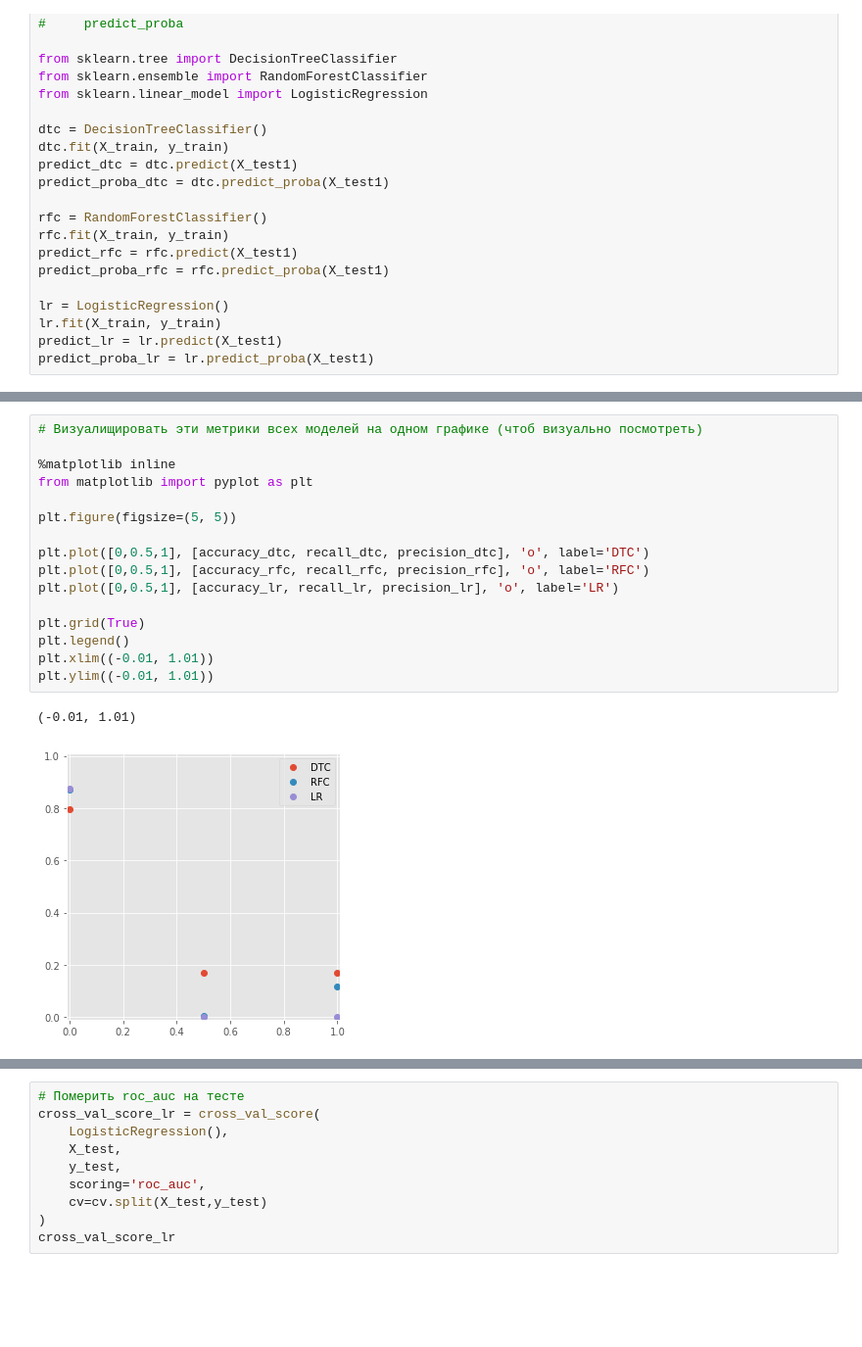
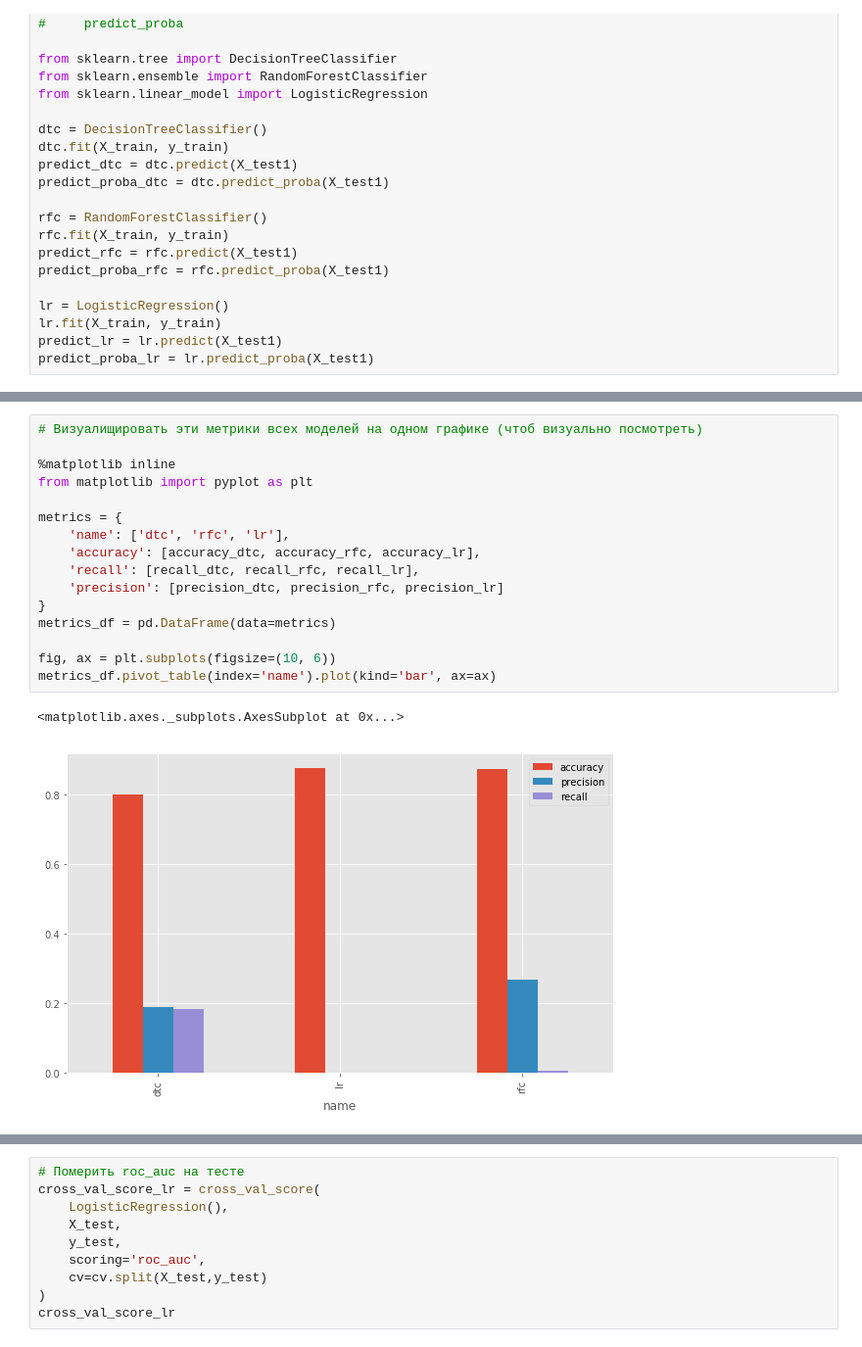
Before and after one commit to dergudzon/sfml, a Jupyter notebook: ml-intro-hw/ml-intro-hw.ipynb, the cells around one changed output, grey strips where cells are left out. Shown: that part at 98% size. Cells and saved outputs as stored; diff of their text form; blank space fills up the shorter version.

```diff
--- a/ml-intro-hw/ml-intro-hw.ipynb
+++ b/ml-intro-hw/ml-intro-hw.ipynb
@@ -348,23 +338,23 @@ precision_rfc: 0.11764705882352941
 precision_lr: 0.0
-# %%
-# Визуалищировать эти метрики всех моделей на одном графике (чтоб визуально посмотреть)
-
-%matplotlib inline
-from matplotlib import pyplot as plt
-
-plt.figure(figsize=(5, 5))
-
-plt.plot([0,0.5,1], [accuracy_dtc, recall_dtc, precision_dtc], 'o', label='DTC')
-plt.plot([0,0.5,1], [accuracy_rfc, recall_rfc, precision_rfc], 'o', label='RFC')
-plt.plot([0,0.5,1], [accuracy_lr, recall_lr, precision_lr], 'o', label='LR')
-
-plt.grid(True)
-plt.legend()
-plt.xlim((-0.01, 1.01))
-plt.ylim((-0.01, 1.01))
-# %% [output]
-(-0.01, 1.01)
-[figure, removed]
+# %%
+# Визуалищировать эти метрики всех моделей на одном графике (чтоб визуально посмотреть)
+
+%matplotlib inline
+from matplotlib import pyplot as plt
+
+metrics = {
+    'name': ['dtc', 'rfc', 'lr'],
+    'accuracy': [accuracy_dtc, accuracy_rfc, accuracy_lr],
+    'recall': [recall_dtc, recall_rfc, recall_lr],
+    'precision': [precision_dtc, precision_rfc, precision_lr]
+}
+metrics_df = pd.DataFrame(data=metrics)
+
+fig, ax = plt.subplots(figsize=(10, 6))
+metrics_df.pivot_table(index='name').plot(kind='bar', ax=ax)
+# %% [output]
+<matplotlib.axes._subplots.AxesSubplot at 0x...>
+[figure, added]
 # %%
 # Потроить roc-кривые всех можелей на одном графике
 # Вывести roc_auc каждой моделе
```
Also changed, not shown: parts of 10 cells of this notebook.
